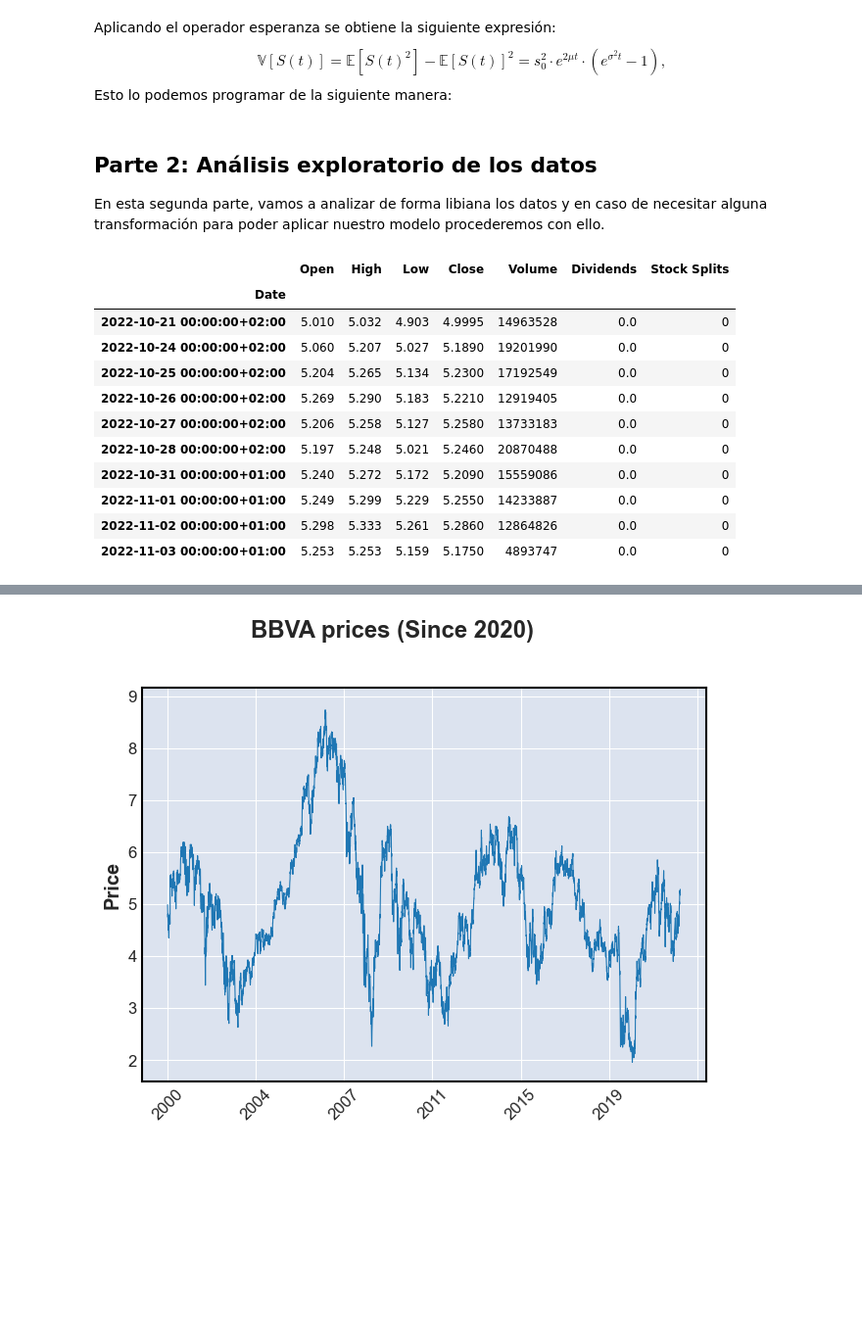
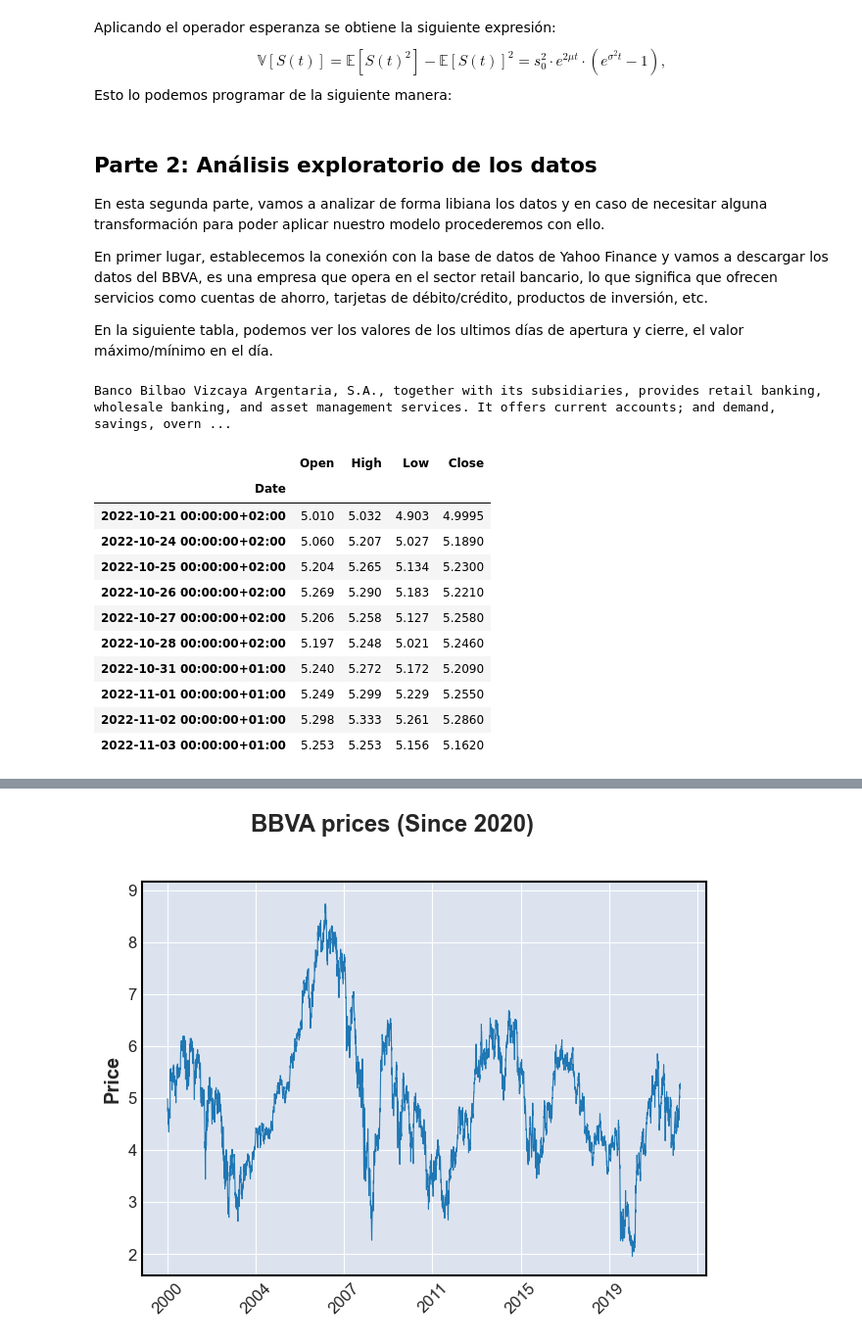
Before and after one commit to bereamanuel/analisisCarteras, a Jupyter notebook: BereaManuel_Actividad2.ipynb, the cells around one changed output, grey strips where cells are left out. Shown: that part at 98% size. Saved outputs shown, nothing was run; the diff lists cells and outputs as text; code cells hidden in the pictures; blank space fills up the shorter version.

```diff
--- a/BereaManuel_Actividad2.ipynb
+++ b/BereaManuel_Actividad2.ipynb
@@ -90,23 +90,27 @@ def desvTipica(datos,t = None):
 ## Parte 2: Análisis exploratorio de los datos
 
 En esta segunda parte, vamos a analizar de forma libiana los datos y en caso de necesitar alguna transformación para poder aplicar nuestro modelo procederemos con ello.
+
+En primer lugar, establecemos la conexión con la base de datos de Yahoo Finance y vamos a descargar los datos del BBVA, es una empresa que opera en el sector retail bancario, lo que significa que ofrecen servicios como cuentas de ahorro, tarjetas de débito/crédito, productos de inversión, etc.
+
+En la siguiente tabla, podemos ver los valores de los ultimos días de apertura y cierre, el valor máximo/mínimo en el día.
 # %%
 simbolo = "BBVA.MC"
 bbva = yf.Ticker(simbolo)
-bbva.info["longBusinessSummary"] + " " + bbva.info["website"]
-
+print(bbva.info["longBusinessSummary"] + " " + bbva.info["website"])
 df = bbva.history(period="max")
-df.tail(10)
+df[["Open", "High", "Low","Close"]].tail(10)
 # %% [output]
+Banco Bilbao Vizcaya Argentaria, S.A., together with its subsidiaries, provides retail banking, wholesale banking, and asset management services. It offers current accounts; and demand, savings, overn ...
-|  | Open | High | Low | Close | Volume | Dividends | Stock Splits |
-| Date |  |  |  |  |  |  |  |
-| 2022-10-21 00:00:00+02:00 | 5.010 | 5.032 | 4.903 | 4.9995 | 14963528 | 0.0 | 0 |
-| 2022-10-24 00:00:00+02:00 | 5.060 | 5.207 | 5.027 | 5.1890 | 19201990 | 0.0 | 0 |
-| 2022-10-25 00:00:00+02:00 | 5.204 | 5.265 | 5.134 | 5.2300 | 17192549 | 0.0 | 0 |
-| 2022-10-26 00:00:00+02:00 | 5.269 | 5.290 | 5.183 | 5.2210 | 12919405 | 0.0 | 0 |
-| 2022-10-27 00:00:00+02:00 | 5.206 | 5.258 | 5.127 | 5.2580 | 13733183 | 0.0 | 0 |
-| 2022-10-28 00:00:00+02:00 | 5.197 | 5.248 | 5.021 | 5.2460 | 20870488 | 0.0 | 0 |
-| 2022-10-31 00:00:00+01:00 | 5.240 | 5.272 | 5.172 | 5.2090 | 15559086 | 0.0 | 0 |
-| 2022-11-01 00:00:00+01:00 | 5.249 | 5.299 | 5.229 | 5.2550 | 14233887 | 0.0 | 0 |
-| 2022-11-02 00:00:00+01:00 | 5.298 | 5.333 | 5.261 | 5.2860 | 12864826 | 0.0 | 0 |
-| 2022-11-03 00:00:00+01:00 | 5.253 | 5.253 | 5.159 | 5.1750 | 4893747 | 0.0 | 0 |
+|  | Open | High | Low | Close |
+| Date |  |  |  |  |
+| 2022-10-21 00:00:00+02:00 | 5.010 | 5.032 | 4.903 | 4.9995 |
+| 2022-10-24 00:00:00+02:00 | 5.060 | 5.207 | 5.027 | 5.1890 |
+| 2022-10-25 00:00:00+02:00 | 5.204 | 5.265 | 5.134 | 5.2300 |
+| 2022-10-26 00:00:00+02:00 | 5.269 | 5.290 | 5.183 | 5.2210 |
+| 2022-10-27 00:00:00+02:00 | 5.206 | 5.258 | 5.127 | 5.2580 |
+| 2022-10-28 00:00:00+02:00 | 5.197 | 5.248 | 5.021 | 5.2460 |
+| 2022-10-31 00:00:00+01:00 | 5.240 | 5.272 | 5.172 | 5.2090 |
+| 2022-11-01 00:00:00+01:00 | 5.249 | 5.299 | 5.229 | 5.2550 |
+| 2022-11-02 00:00:00+01:00 | 5.298 | 5.333 | 5.261 | 5.2860 |
+| 2022-11-03 00:00:00+01:00 | 5.253 | 5.253 | 5.156 | 5.1620 |
```
Also changed, not shown: parts of 3 cells of this notebook.
